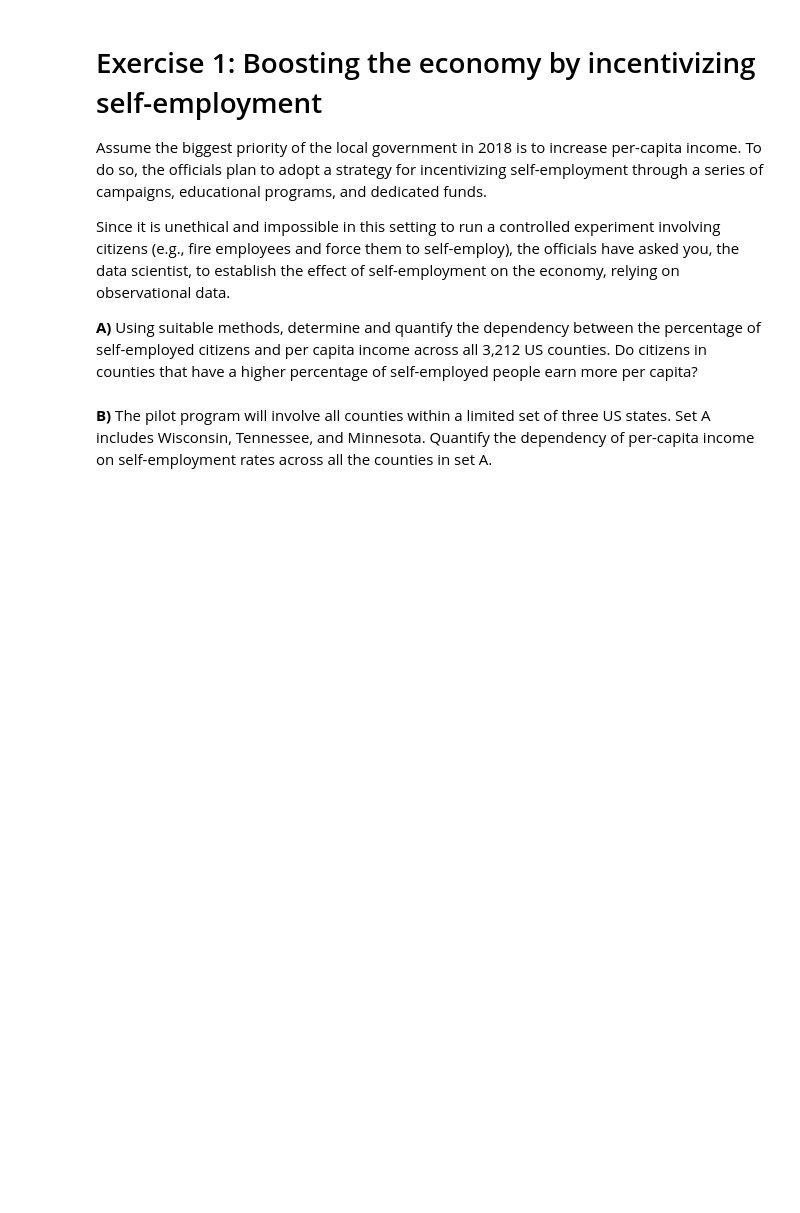
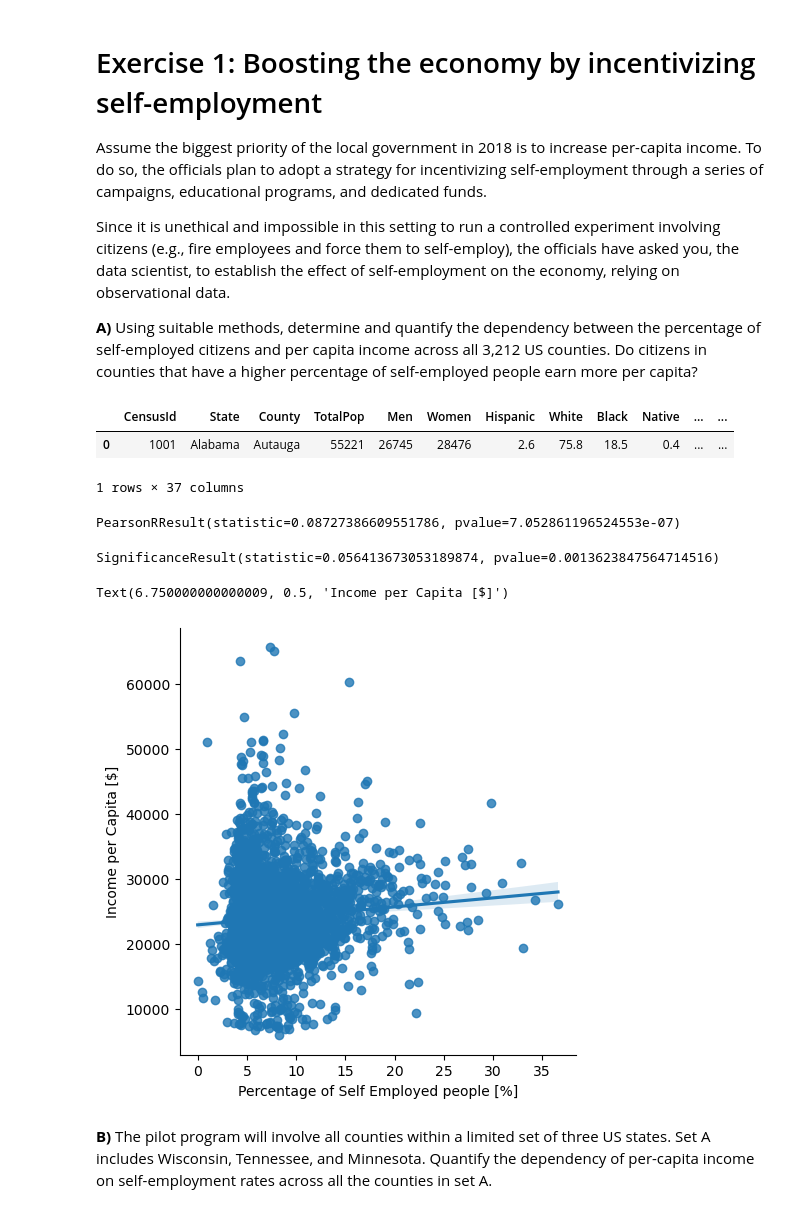
Before and after one commit to eirikur7/2024, a Jupyter notebook: Exercises/03 - Describing data/Describing_data_exercise.ipynb, the cells around one changed output. Saved outputs shown, nothing was run; the diff lists cells and outputs as text; code cells hidden in the pictures; blank space fills up the shorter version.

```diff
--- a/Exercises/03 - Describing data/Describing_data_exercise.ipynb
+++ b/Exercises/03 - Describing data/Describing_data_exercise.ipynb
@@ -177,2 +175,24 @@ Since it is unethical and impossible in this setting to run a controlled experim
+# %%
+df.head(1)
+# %% [output]
+|  | CensusId | State | County | TotalPop | Men | Women | Hispanic | White | Black | Native | ... | ... |
+| 0 | 1001 | Alabama | Autauga | 55221 | 26745 | 28476 | 2.6 | 75.8 | 18.5 | 0.4 | ... | ... |
+1 rows × 37 columns
+# %%
+stats.pearsonr(df['IncomePerCap'], df['SelfEmployed'])
+# %% [output]
+PearsonRResult(statistic=0.08727386609551786, pvalue=7.052861196524553e-07)
+# %%
+stats.spearmanr(df['IncomePerCap'], df['SelfEmployed'])
+# %% [output]
+SignificanceResult(statistic=0.056413673053189874, pvalue=0.0013623847564714516)
+# %%
+### your code and or answer here ###
+sns.lmplot(x='SelfEmployed',y='IncomePerCap', data=df)
+plt.xlabel("Percentage of Self Employed people [%]")
+plt.ylabel("Income per Capita [$]")
+# %% [output]
+Text(6.750000000000009, 0.5, 'Income per Capita [$]')
+[figure, added]
 # %% [markdown]
 **B)** The pilot program will involve all counties within a limited set of three US states. Set A includes Wisconsin, Tennessee, and  Minnesota. Quantify the dependency of per-capita income on self-employment rates across all the counties in set A.
```
Also changed, not shown: parts of 26 cells of this notebook, 3 other files.
